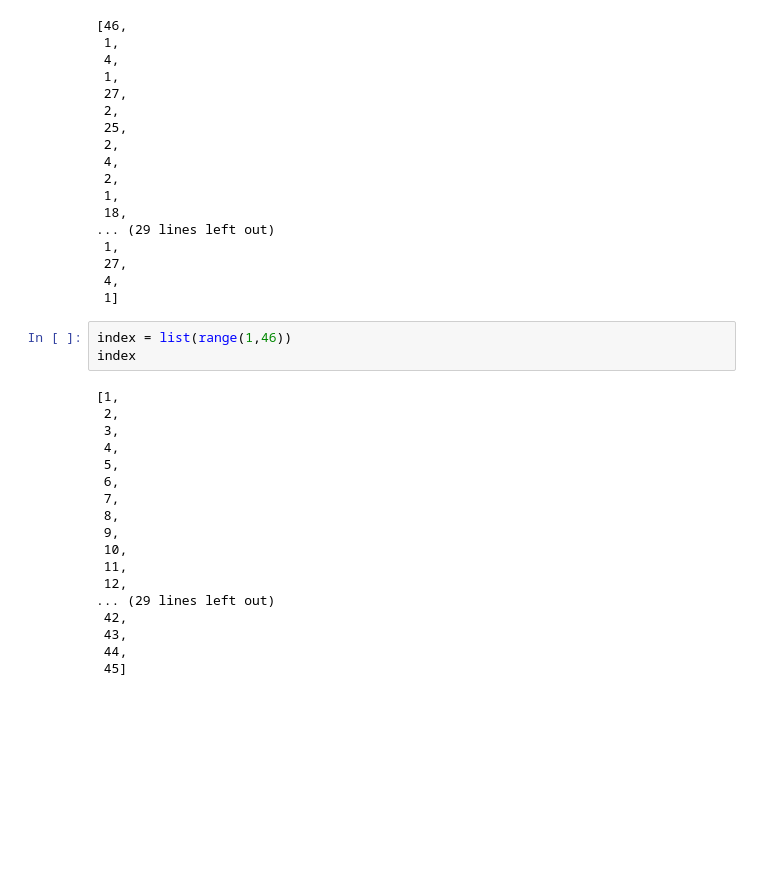
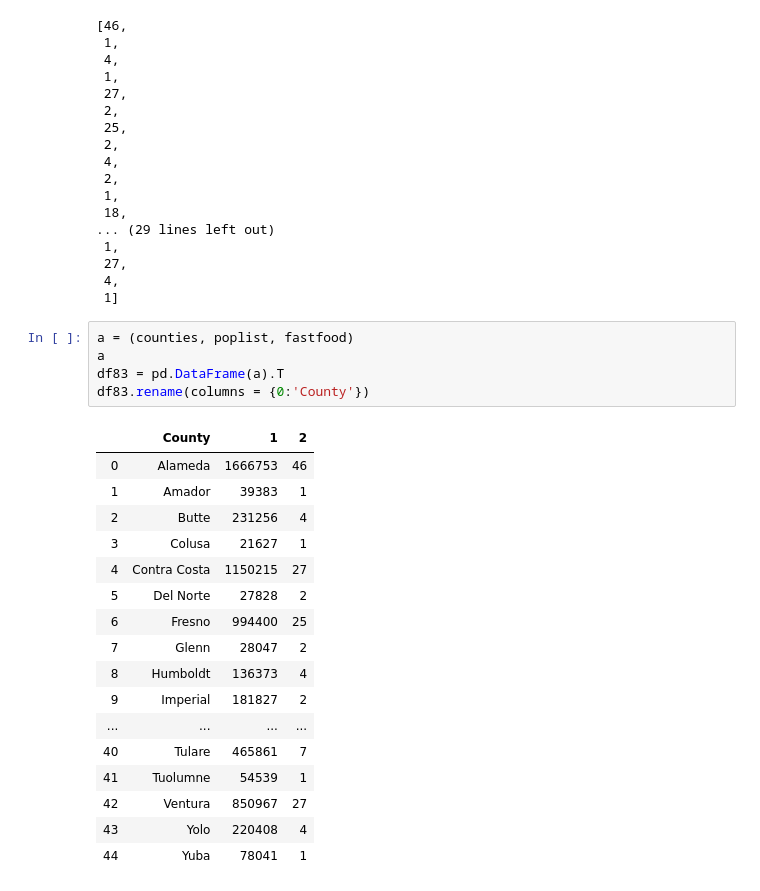
Before and after one commit to joseh4/Testing-the-link-between-fast-food-restaurants-and-property-crime-in-CA, a Jupyter notebook: ProjectstuffMod3.ipynb, the cells around one changed output. Cells and saved outputs as stored; diff of their text form; blank space fills up the shorter version.

```diff
--- a/ProjectstuffMod3.ipynb
+++ b/ProjectstuffMod3.ipynb
@@ -229,24 +244,26 @@ fastfood
  27,
  4,
  1]
-# %%
-index = list(range(1,46))
-index
-# %% [output]
-[1,
- 2,
- 3,
- 4,
- 5,
- 6,
- 7,
- 8,
- 9,
- 10,
- 11,
- 12,
-... (29 lines left out)
- 42,
- 43,
- 44,
- 45]
+# %%
+a = (counties, poplist, fastfood)
+a
+df83 = pd.DataFrame(a).T
+df83.rename(columns = {0:'County'})
+# %% [output]
+|  | County | 1 | 2 |
+| 0 | Alameda | 1666753 | 46 |
+| 1 | Amador | 39383 | 1 |
+| 2 | Butte | 231256 | 4 |
+| 3 | Colusa | 21627 | 1 |
+| 4 | Contra Costa | 1150215 | 27 |
+| 5 | Del Norte | 27828 | 2 |
+| 6 | Fresno | 994400 | 25 |
+| 7 | Glenn | 28047 | 2 |
+| 8 | Humboldt | 136373 | 4 |
+| 9 | Imperial | 181827 | 2 |
+| ... | ... | ... | ... |
+| 40 | Tulare | 465861 | 7 |
+| 41 | Tuolumne | 54539 | 1 |
+| 42 | Ventura | 850967 | 27 |
+| 43 | Yolo | 220408 | 4 |
+| 44 | Yuba | 78041 | 1 |
```
Also changed, not shown: parts of 49 cells of this notebook.
